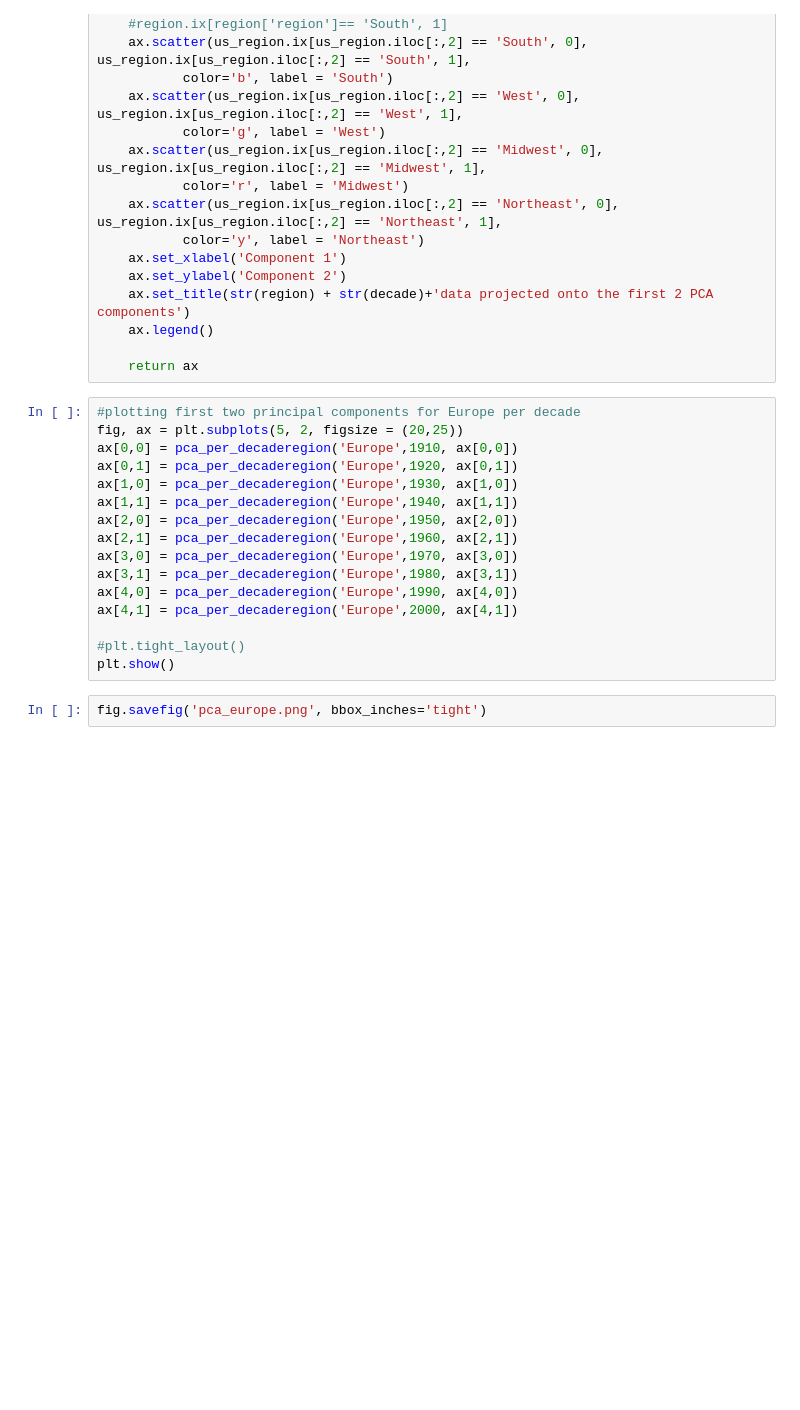
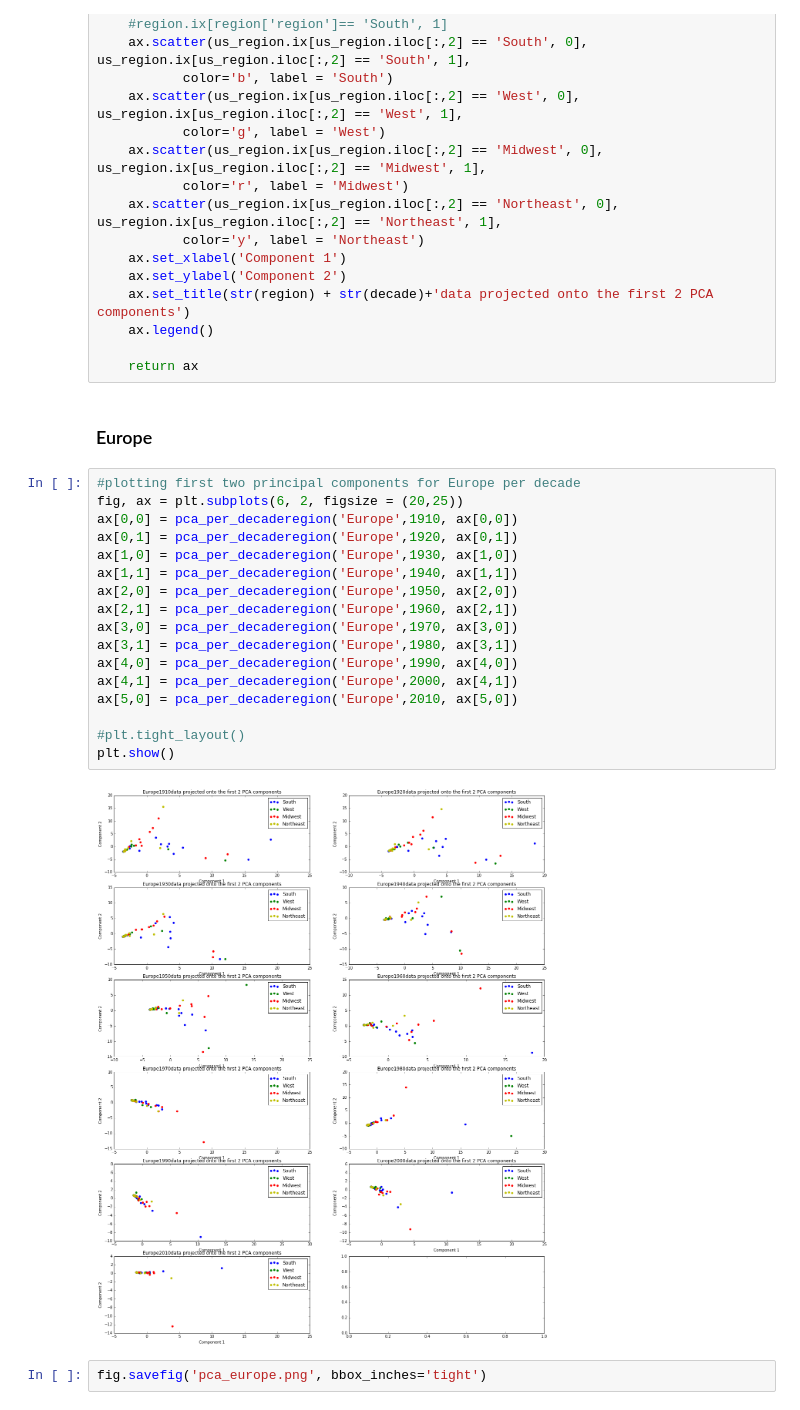
Before and after one commit to UlyssesInvictus/cs109-project, a Jupyter notebook: Final Project Code.ipynb, the cells around one changed output. Cells and saved outputs as stored; diff of their text form; blank space fills up the shorter version.

```diff
--- a/Final Project Code.ipynb
+++ b/Final Project Code.ipynb
@@ -236,21 +302,26 @@ def pca_per_decaderegion(region, decade, ax):
     ax.legend()
 
     return ax
+# %% [markdown]
+### Europe
 # %%
 #plotting first two principal components for Europe per decade
-fig, ax = plt.subplots(5, 2, figsize = (20,25))
+fig, ax = plt.subplots(6, 2, figsize = (20,25))
 ax[0,0] = pca_per_decaderegion('Europe',1910, ax[0,0])
 ax[0,1] = pca_per_decaderegion('Europe',1920, ax[0,1])
 ax[1,0] = pca_per_decaderegion('Europe',1930, ax[1,0])
 ax[1,1] = pca_per_decaderegion('Europe',1940, ax[1,1])
 ax[2,0] = pca_per_decaderegion('Europe',1950, ax[2,0])
 ax[2,1] = pca_per_decaderegion('Europe',1960, ax[2,1])
 ax[3,0] = pca_per_decaderegion('Europe',1970, ax[3,0])
 ax[3,1] = pca_per_decaderegion('Europe',1980, ax[3,1])
 ax[4,0] = pca_per_decaderegion('Europe',1990, ax[4,0])
 ax[4,1] = pca_per_decaderegion('Europe',2000, ax[4,1])
+ax[5,0] = pca_per_decaderegion('Europe',2010, ax[5,0])
 
 #plt.tight_layout()
 plt.show()
+# %% [output]
+[figure, added]
 # %%
 fig.savefig('pca_europe.png', bbox_inches='tight')
```
Also changed, not shown: parts of 49 cells of this notebook.
